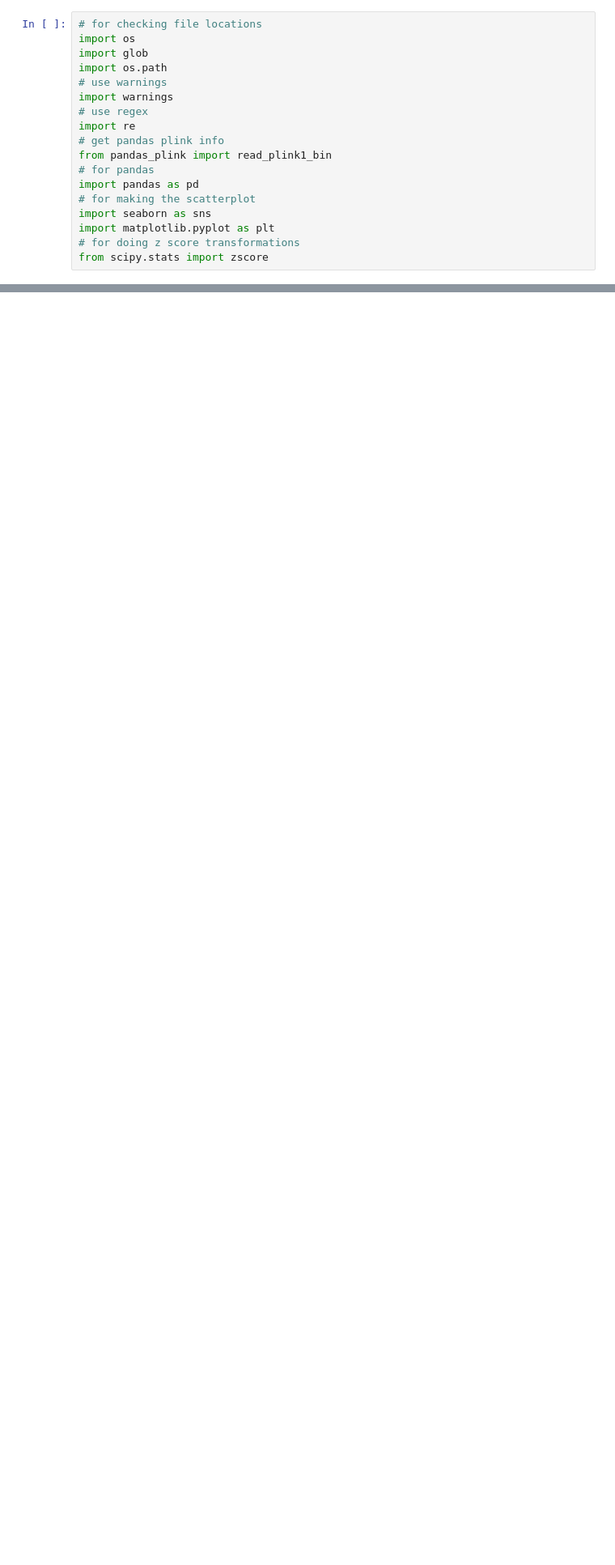
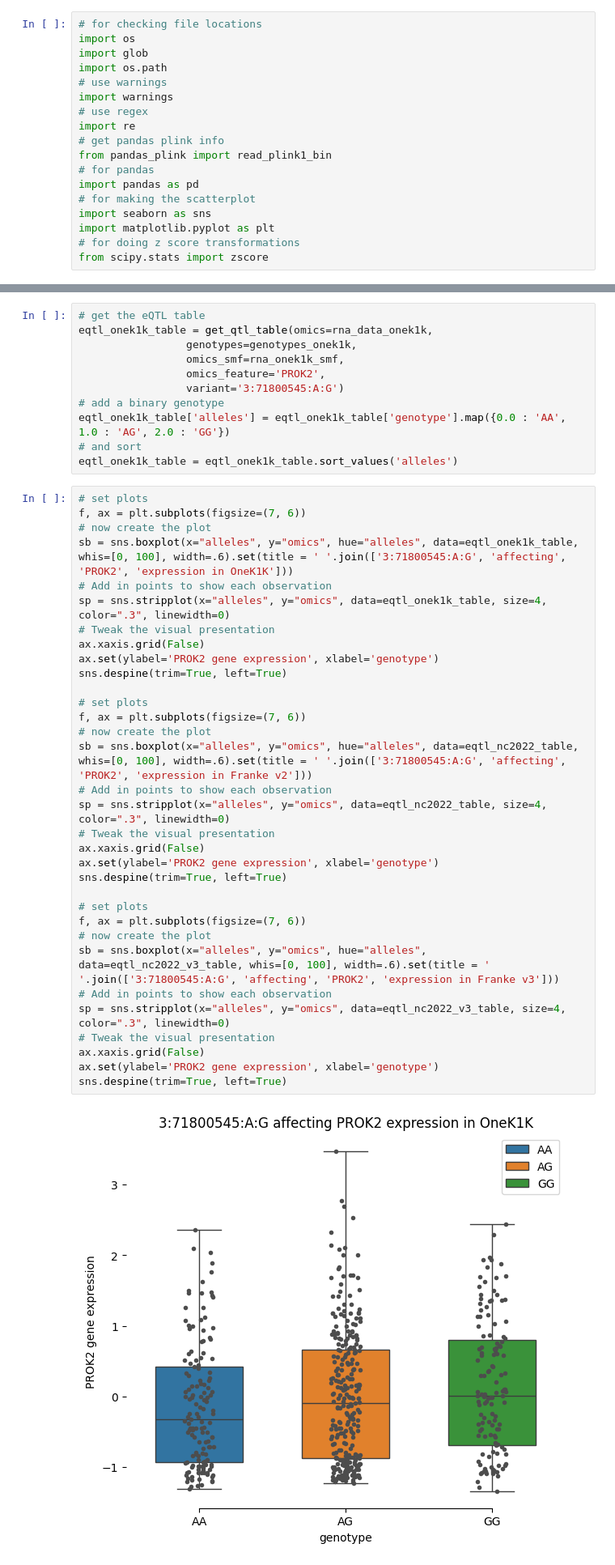
Before and after one commit to molgenis/wijst_multiome, a Jupyter notebook: qtl/mo_plot_qtls.ipynb, the cells around one changed output, grey strips where cells are left out. Shown: that part at 81% size. Saved outputs shown, nothing was run; the diff lists cells and outputs as text; blank space fills up the shorter version.

```diff
--- a/qtl/mo_plot_qtls.ipynb
+++ b/qtl/mo_plot_qtls.ipynb
@@ -456,0 +496,46 @@ FileNotFoundError: [Errno 2] No such file or directory: '/groups/umcg-franke-scr
+# %%
+# get the eQTL table
+eqtl_onek1k_table = get_qtl_table(omics=rna_data_onek1k,
+                 genotypes=genotypes_onek1k,
+                 omics_smf=rna_onek1k_smf,
+                 omics_feature='PROK2',
+                 variant='3:71800545:A:G')
+# add a binary genotype
+eqtl_onek1k_table['alleles'] = eqtl_onek1k_table['genotype'].map({0.0 : 'AA', 1.0 : 'AG', 2.0 : 'GG'})
+# and sort
+eqtl_onek1k_table = eqtl_onek1k_table.sort_values('alleles')
+# %%
+# set plots
+f, ax = plt.subplots(figsize=(7, 6))
+# now create the plot
+sb = sns.boxplot(x="alleles", y="omics", hue="alleles", data=eqtl_onek1k_table, whis=[0, 100], width=.6).set(title = ' '.join(['3:71800545:A:G', 'affecting', 'PROK2', 'expression in OneK1K']))
+# Add in points to show each observation
+sp = sns.stripplot(x="alleles", y="omics", data=eqtl_onek1k_table, size=4, color=".3", linewidth=0)
+# Tweak the visual presentation
+ax.xaxis.grid(False)
+ax.set(ylabel='PROK2 gene expression', xlabel='genotype')
+sns.despine(trim=True, left=True)
+
+# set plots
+f, ax = plt.subplots(figsize=(7, 6))
+# now create the plot
+sb = sns.boxplot(x="alleles", y="omics", hue="alleles", data=eqtl_nc2022_table, whis=[0, 100], width=.6).set(title = ' '.join(['3:71800545:A:G', 'affecting', 'PROK2', 'expression in Franke v2']))
+# Add in points to show each observation
+sp = sns.stripplot(x="alleles", y="omics", data=eqtl_nc2022_table, size=4, color=".3", linewidth=0)
+# Tweak the visual presentation
+ax.xaxis.grid(False)
+ax.set(ylabel='PROK2 gene expression', xlabel='genotype')
+sns.despine(trim=True, left=True)
+
+# set plots
+f, ax = plt.subplots(figsize=(7, 6))
+# now create the plot
+sb = sns.boxplot(x="alleles", y="omics", hue="alleles", data=eqtl_nc2022_v3_table, whis=[0, 100], width=.6).set(title = ' '.join(['3:71800545:A:G', 'affecting', 'PROK2', 'expression in Franke v3']))
+# Add in points to show each observation
+sp = sns.stripplot(x="alleles", y="omics", data=eqtl_nc2022_v3_table, size=4, color=".3", linewidth=0)
+# Tweak the visual presentation
+ax.xaxis.grid(False)
+ax.set(ylabel='PROK2 gene expression', xlabel='genotype')
+sns.despine(trim=True, left=True)
+# %% [output]
+[figure, added]
```
Also changed, not shown: parts of 62 cells of this notebook, 2 other files.
